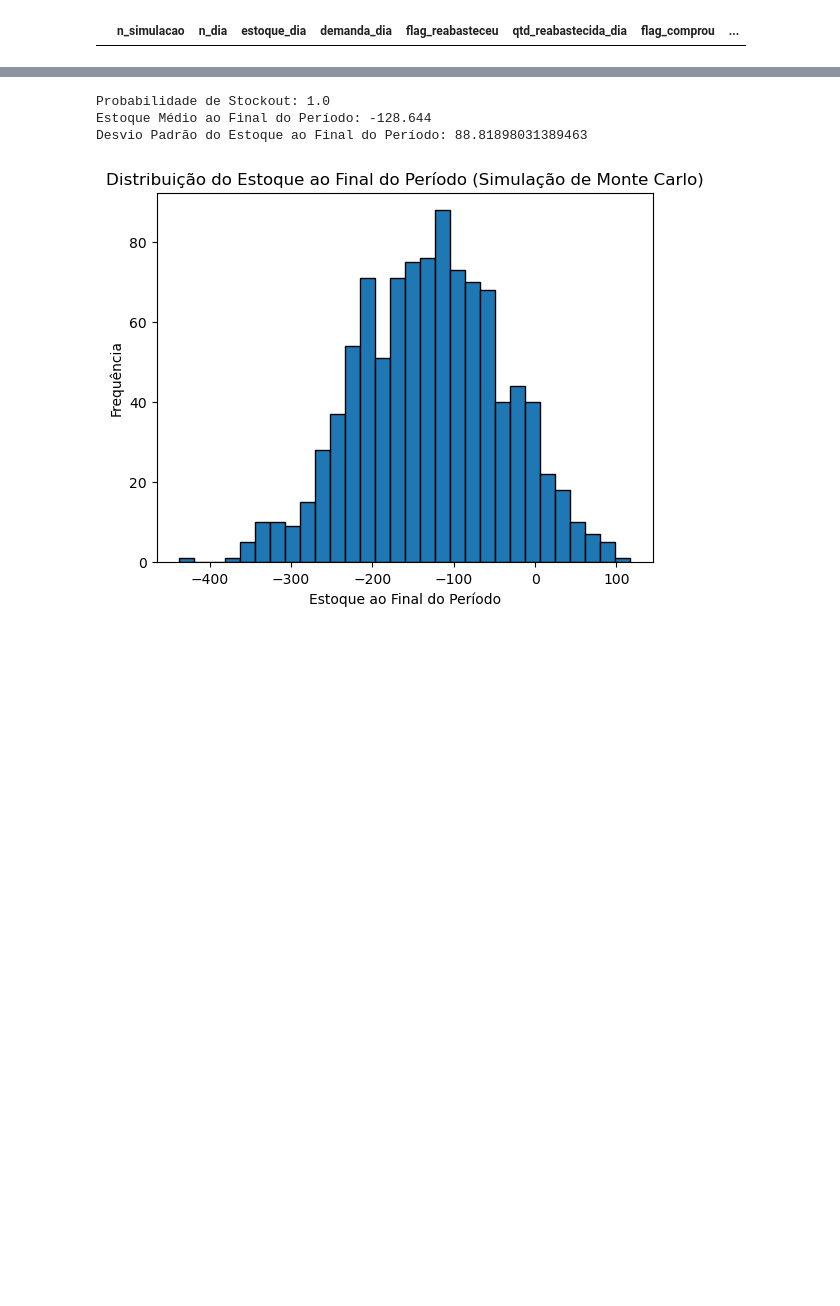
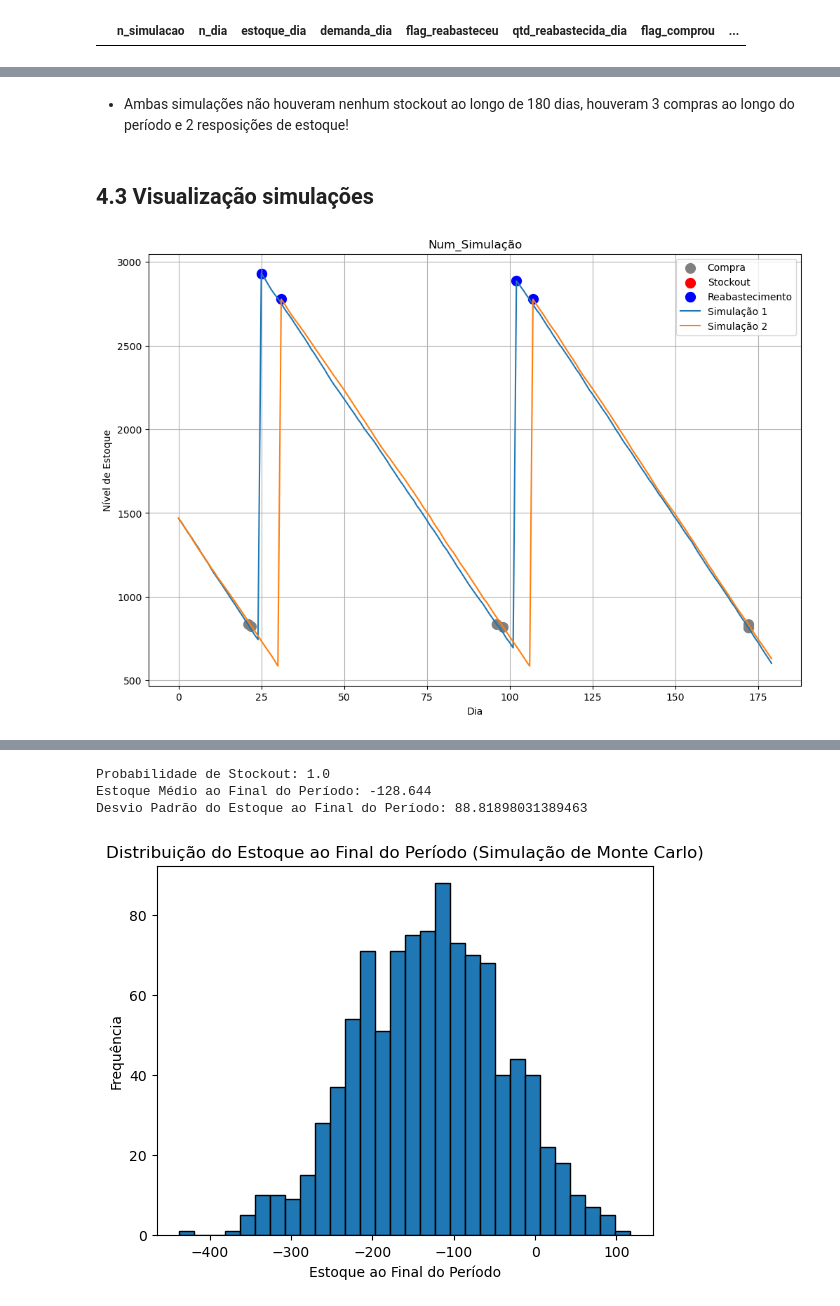
Before and after one commit to webercg/Stockouts-Monte-Carlo-Simulation, a Jupyter notebook: Risco stockout.ipynb, the cells around one changed output, grey strips where cells are left out. Cells and saved outputs as stored; diff of their text form; code cells hidden in the pictures; blank space fills up the shorter version.

```diff
--- a/Risco stockout.ipynb
+++ b/Risco stockout.ipynb
@@ -214,0 +235,78 @@ df_resultados[df_resultados['flag_reabasteceu']==1]
+# %% [markdown]
+- Ambas simulações não houveram nenhum stockout ao longo de 180 dias, houveram 3 compras ao longo do período e 2 resposições de estoque!
+# %% [markdown]
+## 4.3 Visualização simulações
+# %%
+# Obter lista de simulações
+lista_simulacoes = df_resultados['n_simulacao'].unique()
+
+# Criar o gráfico de linha para cada simulação
+plt.figure(figsize=(12, 8))
+
+
+# Manter um controle para evitar duplicatas na legenda
+compra_legenda_adicionada = False
+reabastecimento_legenda_adicionada = False
+stockout_legenda_adicionada = False
+
+
+for simulacao in lista_simulacoes:
+    df_simulacao = df_resultados[df_resultados['n_simulacao'] == simulacao]
+
+    # pontos cinzas em dias de compras
+    df_compras = df_simulacao[df_simulacao['flag_comprou'] == 1]
+    if not compra_legenda_adicionada:
+        # Só adicionar a legenda uma vez para compras
+        plt.scatter(df_compras['n_dia'], df_compras['estoque_dia'], color='gray', s=100, marker='o', label='Compra')
+        compra_legenda_adicionada = True
+    else:
+        plt.scatter(df_compras['n_dia'], df_compras['estoque_dia'], color='gray', s=100, marker='o')
+
+    # pontos vermelhos em dias de stockouts
+    df_stockout = df_simulacao[df_simulacao['flag_houve_stockout'] == 1]
+    if not stockout_legenda_adicionada:
+        # Só adicionar a legenda uma vez para stockouts
+        plt.scatter(df_stockout['n_dia'], df_stockout['estoque_dia'], color='red', s=100, marker='o', label='Stockout')
+        stockout_legenda_adicionada = True
+    else:
+        plt.scatter(df_stockout['n_dia'], df_stockout['estoque_dia'], color='red', s=100, marker='o')
+
+    # pontos azuis em dias de reabastecimentos
+    df_reabastecimento = df_simulacao[df_simulacao['flag_reabasteceu'] == 1]
+    if not reabastecimento_legenda_adicionada:
+        # Só adicionar a legenda uma vez para reabastecimento
+        plt.scatter(df_reabastecimento['n_dia'], df_reabastecimento['estoque_dia'], color='blue', s=100, marker='o', label='Reabastecimento')
+        reabastecimento_legenda_adicionada = True
+    else:
+        plt.scatter(df_reabastecimento['n_dia'], df_reabastecimento['estoque_dia'], color='blue', s=100, marker='o')
+
+
+    # Gráfico de linha para o estoque diario
+    #plt.plot(df_simulacao['n_dia'], df_simulacao['estoque_dia'])
+    plt.plot(df_simulacao['n_dia'], df_simulacao['estoque_dia'], label=f'Simulação {int(simulacao)}')
+
+
+    # Ao final de cada grafico de linha adicionar um identificador da simulação
+    ultimo_dia = df_simulacao['n_dia'].iloc[-1]
+    estoque_final = df_simulacao['estoque_dia'].iloc[-1]
+
+    # Adiciona uma anotação com uma flecha para a última posição do gráfico de linha
+    #plt.annotate(
+        #f'Simulação = {int(simulacao)}',
+        #xy=(ultimo_dia, estoque_final),
+        #xytext=(ultimo_dia + 5, estoque_final),
+        #arrowprops=dict(facecolor='black', arrowstyle='->')
+    #)
+
+
+# Adicionar a legenda
+plt.legend(loc='best')
+
+# Ajustes no grafico
+plt.xlabel('Dia')
+plt.ylabel('Nível de Estoque')
+plt.title('Num_Simulação')
+plt.grid(True)
+plt.show()
+# %% [output]
+[figure, added]
```
Also changed, not shown: parts of 17 cells of this notebook.
